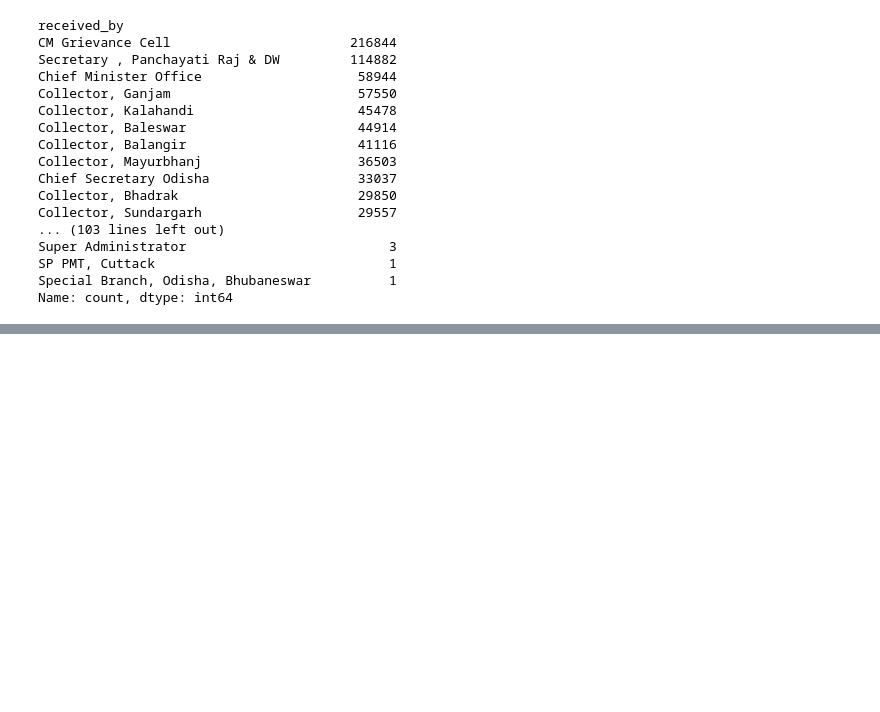
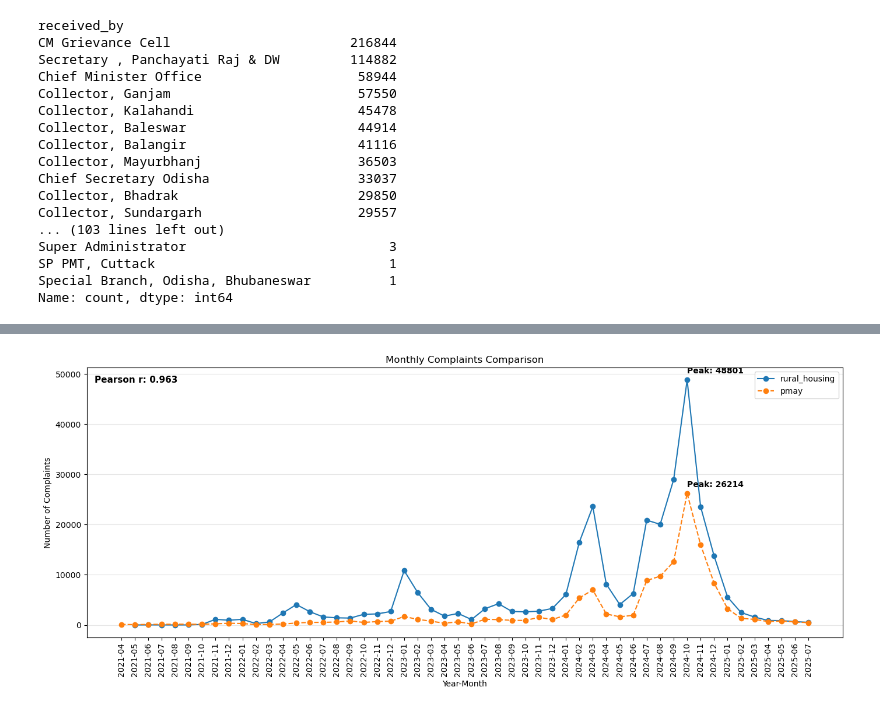
Before and after one commit to Data-Policy-and-Innovation-Centre/grievance, a Jupyter notebook: notebook/datacleaningtrial.ipynb, the cells around one changed output, grey strips where cells are left out. Saved outputs shown, nothing was run; the diff lists cells and outputs as text; code cells hidden in the pictures; blank space fills up the shorter version.

```diff
--- a/notebook/datacleaningtrial.ipynb
+++ b/notebook/datacleaningtrial.ipynb
@@ -569,2 +164,0 @@ np.int64(0)
-# %%
-df_work['created_on'] = pd.to_datetime(df_work['created_on'])
@@ -578,12 +770,19 @@ Name: created_on, dtype: datetime64[ns]
 # %%
 #Add time-based columns
-df_work['year'] = df_work['created_on'].dt.year
-df_work['month'] = df_work['created_on'].dt.month
-df_work['month_name'] = df_work['created_on'].dt.month_name()
-df_work['day'] = df_work['created_on'].dt.day
-df_work['day_of_week'] = df_work['created_on'].dt.day_name()
-df_work['hour'] = df_work['created_on'].dt.hour
-df_work['date'] = df_work['created_on'].dt.date
+def enrich_created_on(df):
+    df = df.copy()
+    df['created_on'] = pd.to_datetime(df['created_on'], errors='coerce')
+
+    df['year'] = df['created_on'].dt.year
+    df['month'] = df['created_on'].dt.month
+    df['month_name'] = df['created_on'].dt.month_name()
+    df['day'] = df['created_on'].dt.day
+    df['day_of_week'] = df['created_on'].dt.day_name()
+    df['hour'] = df['created_on'].dt.hour
+    df['date'] = df['created_on'].dt.date
+
+    return df
+df_work = enrich_created_on(df_work)
 # %%
 df_work[['created_on', 'year', 'month_name', 'day', 'day_of_week', 'hour', 'date']].head(10)
 # %% [output]
@@ -836,3 +799,0 @@ Name: count, dtype: int64
-# %%
-#Convert float to Int64
-df_work['district_id'] = df_work['district_id'].astype('Int64')
@@ -1542,0 +2570,11 @@ dtype: float64
+# %%
+compare_df, corr = compare_two_subcategories(
+    df_work,
+    subcat_a=240,
+    subcat_b=13,
+    name_a='rural_housing',
+    name_b='pmay',
+    exclude_months=['2021-04']
+)
+# %% [output]
+[figure, added]
```
Also changed, not shown: parts of 337 cells of this notebook.
